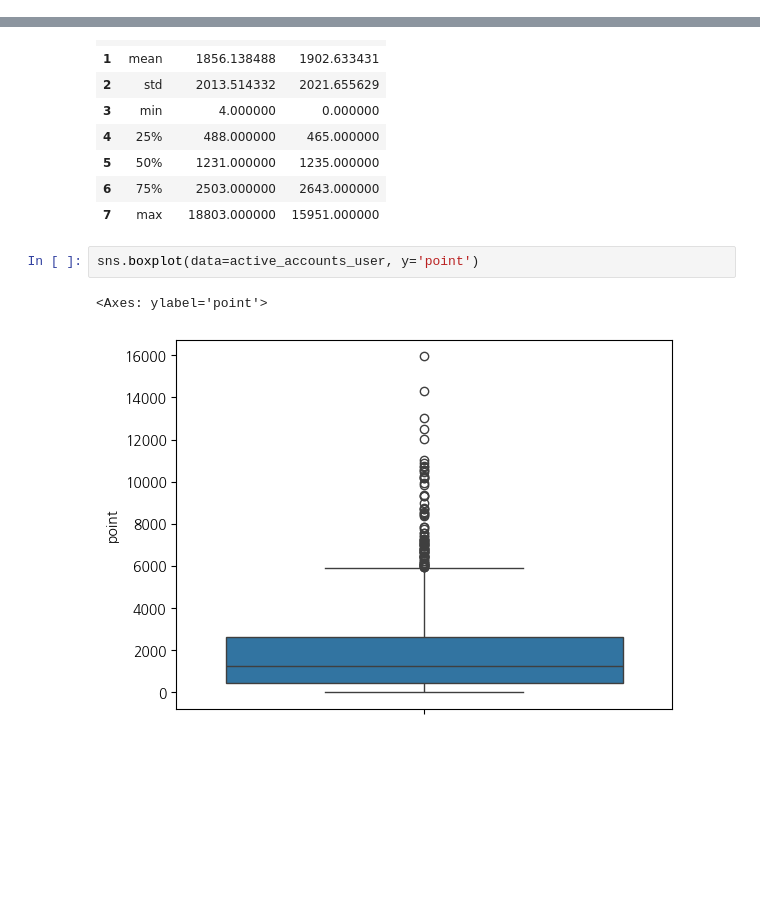
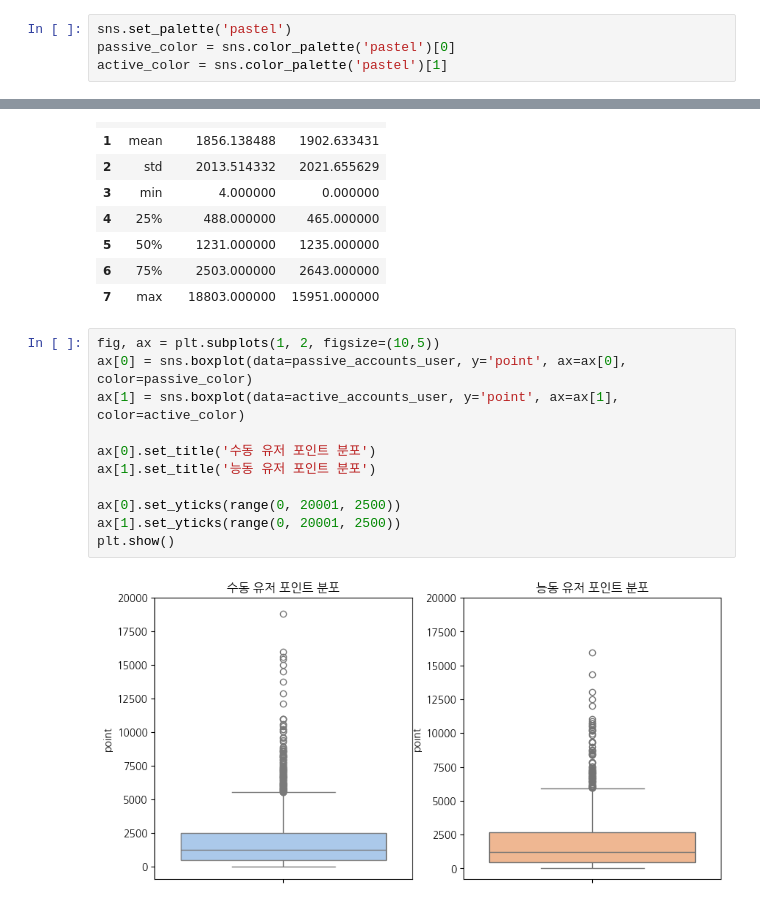
Before and after one commit to EtheriumArchive/Codeit_project, a Jupyter notebook: analysis_eunsu_v2.ipynb, the cells around one changed output, grey strips where cells are left out. Saved outputs shown, nothing was run; the diff lists cells and outputs as text; blank space fills up the shorter version.

```diff
--- a/analysis_eunsu_v2.ipynb
+++ b/analysis_eunsu_v2.ipynb
@@ -151,6 +162,10 @@ print(f'수동적 유저 수: {len(question_passive_user)}')
 수동적 유저 수: 4390
 # %% [markdown]
 ## 참여 유저 패턴 분석
+# %%
+sns.set_palette('pastel')
+passive_color = sns.color_palette('pastel')[0]
+active_color = sns.color_palette('pastel')[1]
 # %% [markdown]
 ### 질문
 # %%
@@ -224,7 +290,15 @@ pd.merge(passive_point_describe, active_point_describe, on='index', how='left')
 | 6 | 75% | 2503.000000 | 2643.000000 |
 | 7 | max | 18803.000000 | 15951.000000 |
 # %%
-sns.boxplot(data=active_accounts_user, y='point')
+fig, ax = plt.subplots(1, 2, figsize=(10,5))
+ax[0] = sns.boxplot(data=passive_accounts_user, y='point', ax=ax[0], color=passive_color)
+ax[1] = sns.boxplot(data=active_accounts_user, y='point', ax=ax[1], color=active_color)
+
+ax[0].set_title('수동 유저 포인트 분포')
+ax[1].set_title('능동 유저 포인트 분포')
+
+ax[0].set_yticks(range(0, 20001, 2500))
+ax[1].set_yticks(range(0, 20001, 2500))
+plt.show()
 # %% [output]
-<Axes: ylabel='point'>
-[figure, old version]
+[figure, new version]
```
Also changed, not shown: parts of 16 cells of this notebook.
